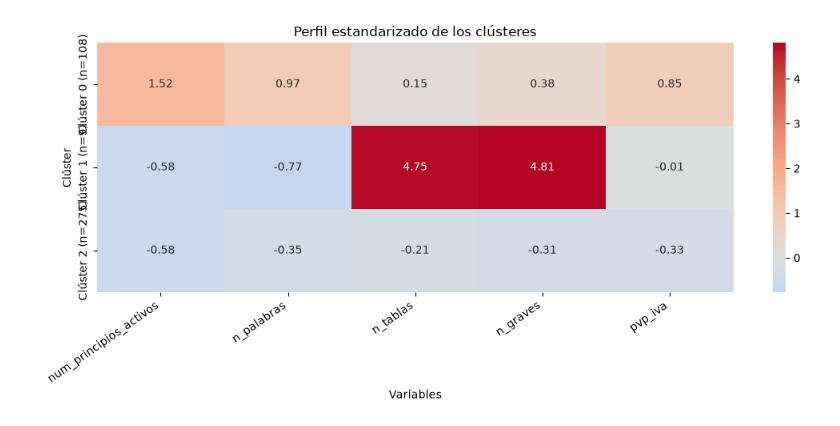
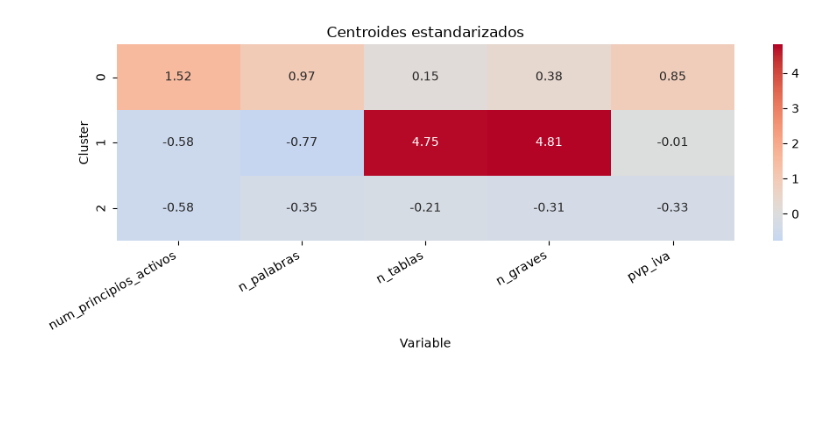
Before and after one commit to alvarofernandezsanchez/proyecto-asma, a Jupyter notebook: src/proyecto_asma/clustering.ipynb, the cells around one changed output. Saved outputs shown, nothing was run; the diff lists cells and outputs as text; code cells hidden in the pictures; blank space fills up the shorter version.

```diff
--- a/src/proyecto_asma/clustering.ipynb
+++ b/src/proyecto_asma/clustering.ipynb
@@ -10,2 +12,0 @@ df["dosis"] = df["dosis"].fillna(df["dosis"].mean())
-# %%
-df= df.drop(columns=["dosis"])
@@ -47,0 +13,6 @@ dtype: float64
+# %%
+variables = ["num_principios_activos", "n_palabras", "n_tablas", "n_graves", "pvp_iva"]
+X = df[variables]
+print("Dimensiones:", X.shape)
+print("Ausentes:", X.isna().sum().to_dict())
+assert X.notna().all().all(), "Hay valores ausentes en las variables seleccionadas"
@@ -48 +22,3 @@ dtype: float64
+# %%
+X_escalado = StandardScaler().fit_transform(X)
 # %%
@@ -139,0 +44,10 @@ plt.show()
+# %%
+k_elegido = int(resultados.loc[resultados["silhouette"].idxmax(), "k"])
+modelo = modelos[k_elegido]
+etiquetas = modelo.labels_
+print(f"Se elige k={k_elegido}: mayor Silhouette entre los valores evaluados.")
+resultados.plot(x="k", y="silhouette", marker="o", legend=False)
+plt.xticks(resultados["k"])
+plt.ylabel("Silhouette")
+plt.title("Seleccion del numero de clusters")
+plt.show()
@@ -140,39 +70,12 @@ plt.show()
 # %%
-
-k_elegido = 3
-
-modelo_final = modelos[k_elegido]
-etiquetas_finales = modelo_final.labels_
-
-# Centroides en el espacio estandarizado
-centroides = pd.DataFrame(
-    modelo_final.cluster_centers_,
-    columns=X.columns
-)
-
-# Etiquetas con el tamaño de cada grupo
-tamanos = pd.Series(etiquetas_finales).value_counts()
-
-centroides.index = [
-    f"Clúster {i} (n={tamanos[i]})"
-    for i in range(k_elegido)
-]
-
-plt.figure(figsize=(11, 5))
-
-sns.heatmap(
-    centroides,
-    annot=True,
-    fmt=".2f",
-    cmap="coolwarm",
-    center=0
-)
-
-plt.title("Perfil estandarizado de los clústeres")
-plt.xlabel("Variables")
-plt.ylabel("Clúster")
-plt.xticks(rotation=35, ha="right")
+centroides = pd.DataFrame(modelo.cluster_centers_, columns=variables)
+plt.figure(figsize=(10, 4))
+sns.heatmap(centroides, annot=True, fmt=".2f", cmap="coolwarm", center=0)
+plt.xlabel("Variable")
+plt.ylabel("Cluster")
+plt.title("Centroides estandarizados")
+plt.xticks(rotation=30, ha="right")
 plt.tight_layout()
 plt.show()
 # %% [output]
-[figure, old version]
+[figure, new version]
```
Also changed, not shown: parts of 17 cells of this notebook.
